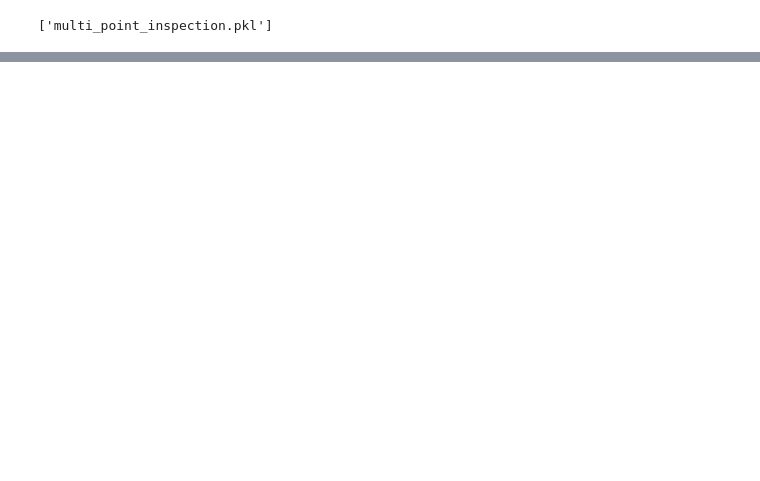
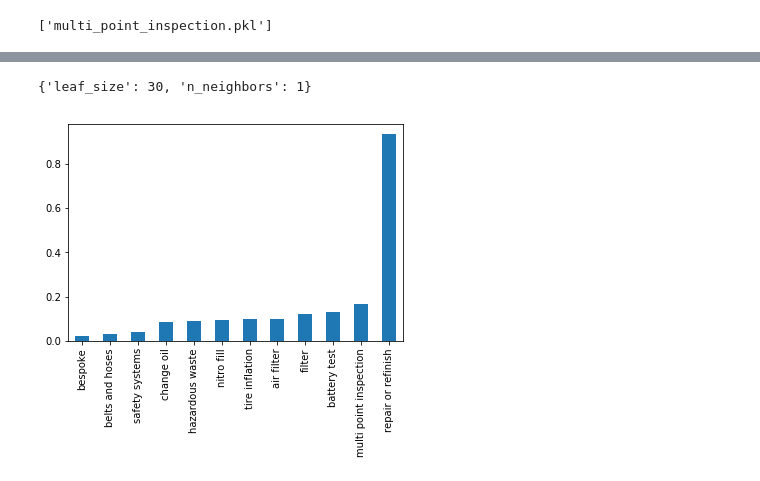
Before and after one commit to nhirons/carforce, a Jupyter notebook: model_training.ipynb, the cells around one changed output, grey strips where cells are left out. Cells and saved outputs as stored; diff of their text form; code cells hidden in the pictures; blank space fills up the shorter version.

Commit message:
Updated model training

```diff
--- a/model_training.ipynb
+++ b/model_training.ipynb
@@ -329,0 +292,23 @@ if run_gs:
+# %%
+knn_model_dict = {}
+
+for output_col in df_y.columns:
+
+    print('Fitting', output_col)
+    y = df_y[output_col]
+
+    parameter_grid = {
+                 'n_neighbors' : [1,3,10,20],
+                 'leaf_size': [10, 30, 100]
+                 }
+    knn = KNeighborsClassifier()
+    cross_validation = StratifiedKFold(y, n_folds=5)
+
+    grid_search = GridSearchCV(knn,
+                               scoring='f1',
+                               param_grid=parameter_grid,
+                               cv=cross_validation,
+                               verbose = 1)
+
+    grid_search.fit(x, y)
+    knn_model_dict[output_col] = grid_search
@@ -329,0 +335,24 @@ if run_gs:
+# %%
+knn_model_dict['y_repair_or_refinish'].best_params_
+# %% [output]
+{'leaf_size': 30, 'n_neighbors': 1}
+# %%
+knn_results = pd.DataFrame()
+
+for output_col in df_y.columns:
+
+    y_pred = knn_model_dict[output_col].predict(x)
+
+    knn_results.loc[output_col, 'accuracy'] = sk.metrics.accuracy_score(y, y_pred)
+    knn_results.loc[output_col, 'precision'] = sk.metrics.precision_score(y, y_pred)
+    knn_results.loc[output_col, 'recall'] = sk.metrics.recall_score(y, y_pred)
+    knn_results.loc[output_col, 'f-score'] = sk.metrics.f1_score(y, y_pred)
+# %%
+knn_results.index = [row[2:].replace('_', ' ') for row in knn_results.index]
+# %%
+knn_results = knn_results.drop('roc auc', axis = 1)
+# %%
+knn_results['f-score'].sort_values().plot(kind = 'bar')
+plt.show()
+# %% [output]
+[figure, added]
```
Also changed, not shown: parts of 30 cells of this notebook.
